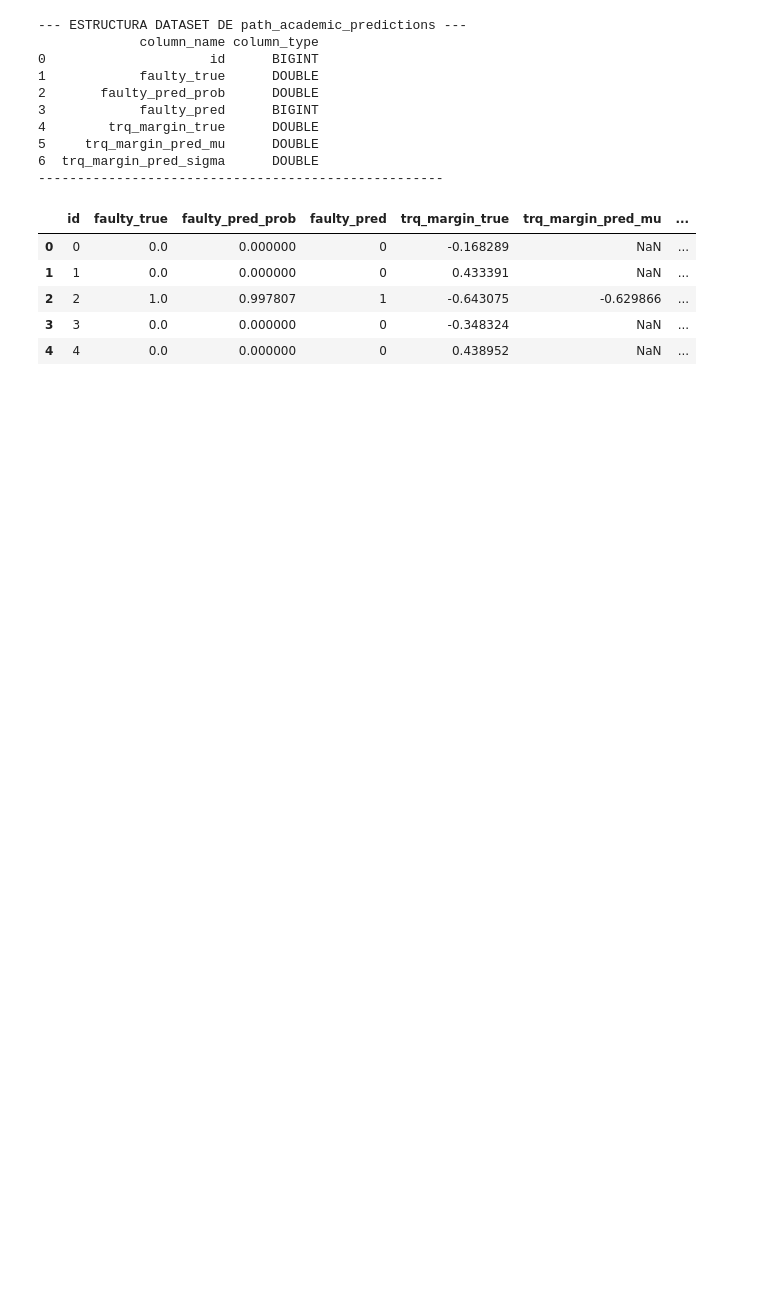
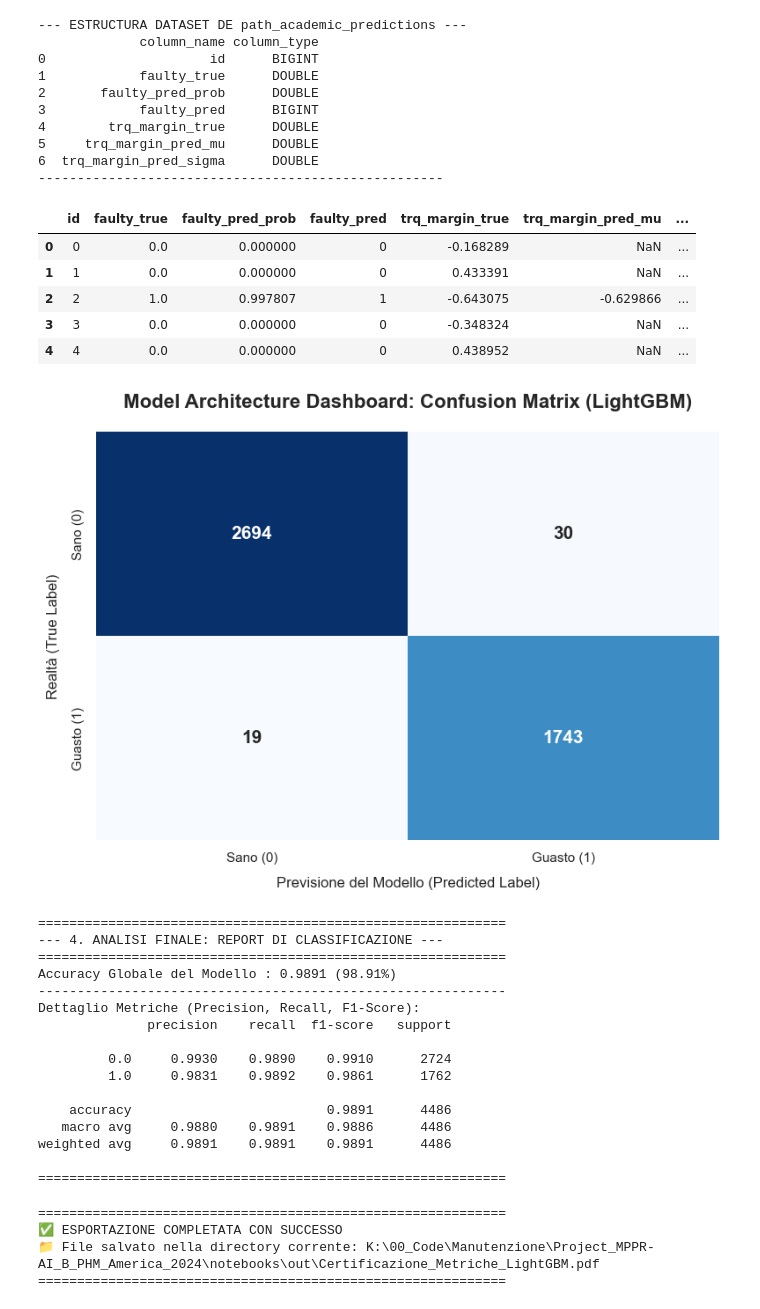
Before and after one commit to Catalinaqi/Project_MPPR-AI_B_PHM_America_2024, a Jupyter notebook: notebooks/phase6_analysis.ipynb, the cells around one changed output. Saved outputs shown, nothing was run; the diff lists cells and outputs as text; code cells hidden in the pictures; blank space fills up the shorter version.

```diff
--- a/notebooks/phase6_analysis.ipynb
+++ b/notebooks/phase6_analysis.ipynb
@@ -50,3 +52,72 @@ display(df_duck)
 | 2 | 2 | 1.0 | 0.997807 | 1 | -0.643075 | -0.629866 | ... |
 | 3 | 3 | 0.0 | 0.000000 | 0 | -0.348324 | NaN | ... |
 | 4 | 4 | 0.0 | 0.000000 | 0 | 0.438952 | NaN | ... |
+# %%
+
+
+# 1. FASE DI INPUT: Quando entra l'input
+# Caricamento del dataset completo in Pandas a partire dal percorso già definito
+# Utilizziamo pandas per facilitare l'estrazione degli array per scikit-learn
+df_predictions = pd.read_parquet(path_academic_predictions)
+
+
+# 2. FASE DI LOGICA: Estrazione dei target e calcolo delle metriche
+# Separiamo la "Ground Truth" (la realtà) dalle previsioni del nostro classificatore
+y_true = df_predictions['faulty_true']
+y_pred = df_predictions['faulty_pred']
+
+# Calcoliamo la Matrice di Confusione e l'Accuracy globale
+cm = confusion_matrix(y_true, y_pred)
+acc = accuracy_score(y_true, y_pred)
+
+
+# 3. FASE DI DISEGNO: Visualizzazione grafica (Model Architecture Dashboard)
+# Creazione di una dashboard visiva elegante e professionale per il professore
+sns.set_theme(style="whitegrid")
+fig, ax = plt.subplots(figsize=(8, 6))
+
+# Disegniamo la Heatmap della Confusion Matrix
+sns.heatmap(cm, annot=True, fmt='d', cmap='Blues',
+            xticklabels=['Sano (0)', 'Guasto (1)'],
+            yticklabels=['Sano (0)', 'Guasto (1)'],
+            cbar=False, ax=ax, annot_kws={"size": 15, "weight": "bold"})
+
+# Personalizzazione dei titoli e degli assi per la dashboard
+ax.set_title('Model Architecture Dashboard: Confusion Matrix (LightGBM)',
+             fontsize=16, fontweight='bold', pad=20)
+ax.set_xlabel('Previsione del Modello (Predicted Label)', fontsize=12, labelpad=10)
+ax.set_ylabel('Realtà (True Label)', fontsize=12, labelpad=10)
+
+# Mostriamo il grafico
+plt.tight_layout()
+plt.show()
+
+
+# 4. ANALISI FINALE
+# Stampa delle metriche quantitative per la relazione
+print("="*60)
+print("--- 4. ANALISI FINALE: REPORT DI CLASSIFICAZIONE ---")
+print("="*60)
+print(f"Accuracy Globale del Modello : {acc:.4f} ({acc*100:.2f}%)")
+print("-" * 60)
+print("Dettaglio Metriche (Precision, Recall, F1-Score):")
+print(classification_report(y_true, y_pred, digits=4))
+print("="*60)
+# %% [output]
+[figure, added]
+============================================================
+--- 4. ANALISI FINALE: REPORT DI CLASSIFICAZIONE ---
+============================================================
+Accuracy Globale del Modello : 0.9891 (98.91%)
+------------------------------------------------------------
+Dettaglio Metriche (Precision, Recall, F1-Score):
+              precision    recall  f1-score   support
+
+         0.0     0.9930    0.9890    0.9910      2724
+         1.0     0.9831    0.9892    0.9861      1762
+
+    accuracy                         0.9891      4486
+   macro avg     0.9880    0.9891    0.9886      4486
+weighted avg     0.9891    0.9891    0.9891      4486
+
+============================================================
@@ -52,0 +205,8 @@ display(df_duck)
+# %%
+# Ottimo per allegarlo direttamente come documento ufficiale al professore
+esporta_report_classificazione(y_true, y_pred, formato="pdf", nome_file="Certificazione_Metriche_LightGBM")
+# %% [output]
+============================================================
+✅ ESPORTAZIONE COMPLETATA CON SUCCESSO
+📁 File salvato nella directory corrente: K:\00_Code\Manutenzione\Project_MPPR-AI_B_PHM_America_2024\notebooks\out\Certificazione_Metriche_LightGBM.pdf
+============================================================
```
Also changed, not shown: parts of 6 cells of this notebook, 48 other files.
